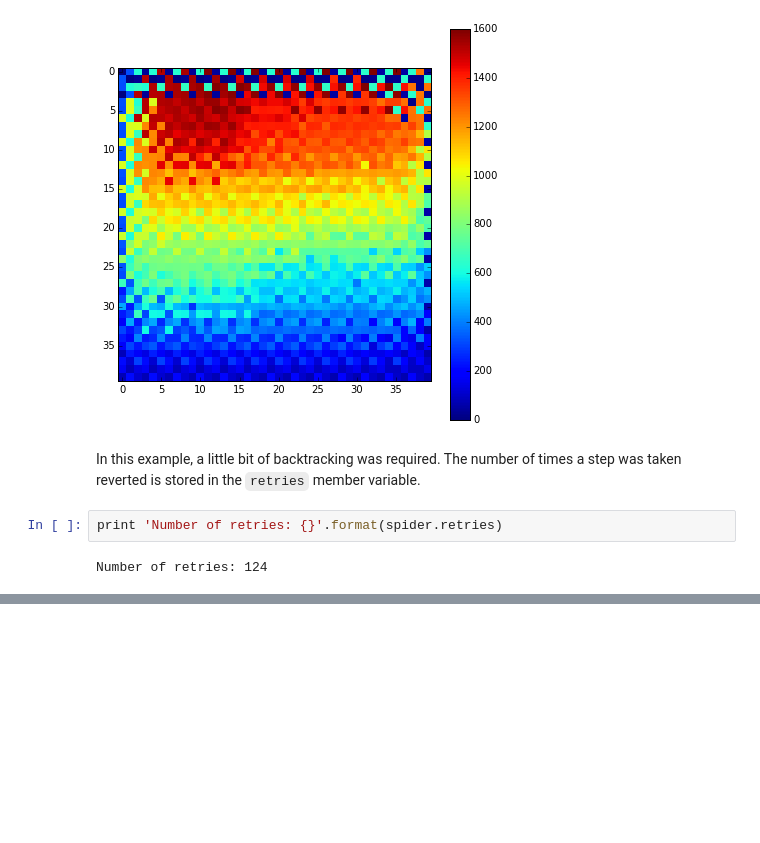
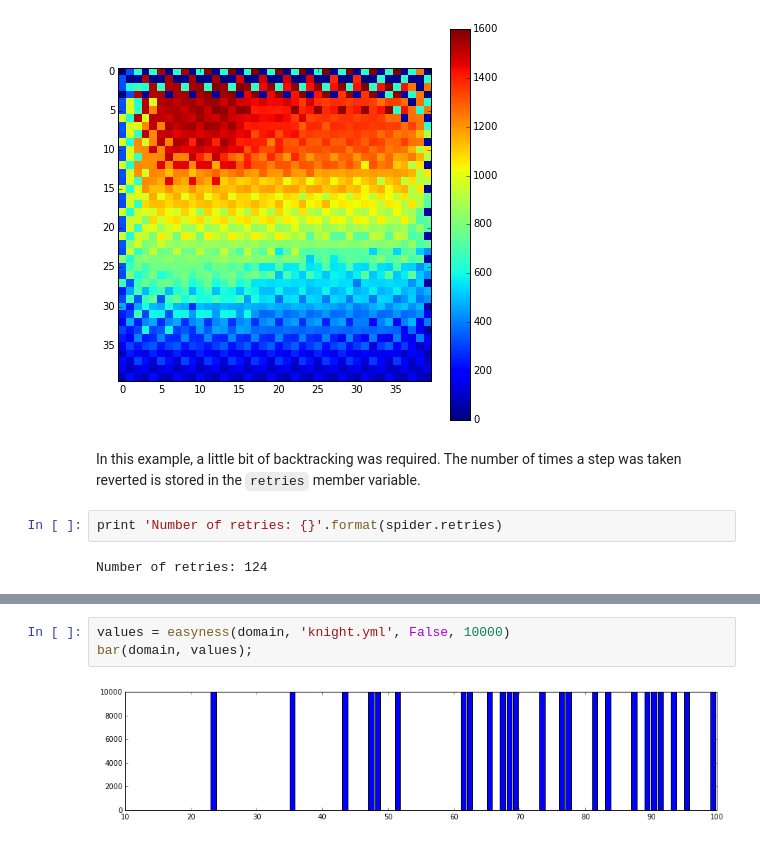
Before and after one commit to jfjlaros/hamilton, a Jupyter notebook: heatmap.ipynb, the cells around one changed output, grey strips where cells are left out. Cells and saved outputs as stored; diff of their text form; blank space fills up the shorter version.

```diff
--- a/heatmap.ipynb
+++ b/heatmap.ipynb
@@ -80,0 +108,5 @@ Number of retries: 124
+# %%
+values = easyness(domain, 'knight.yml', False, 10000)
+bar(domain, values);
+# %% [output]
+[figure, added]
```
Also changed, not shown: parts of 18 cells of this notebook, 2 other files.
